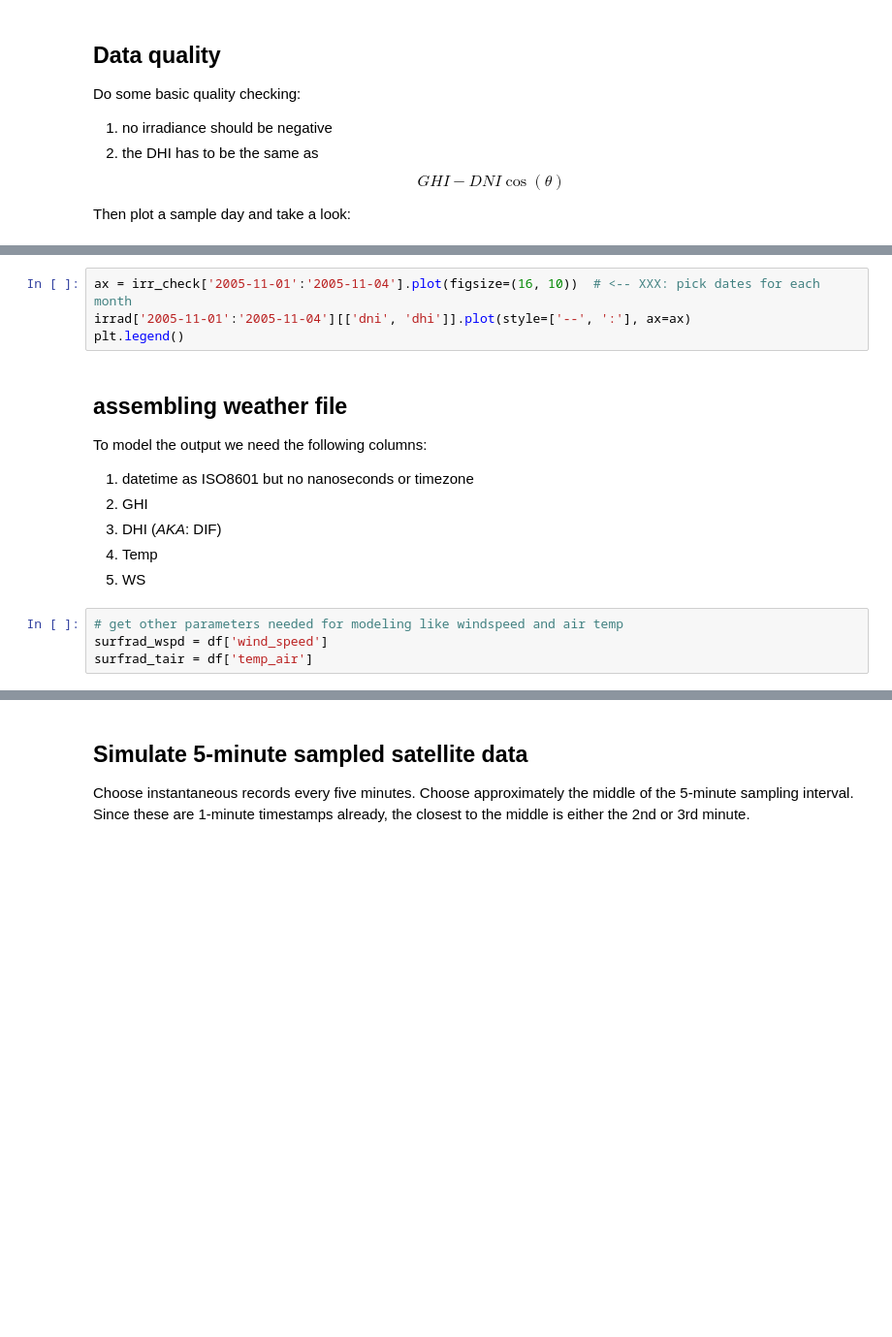
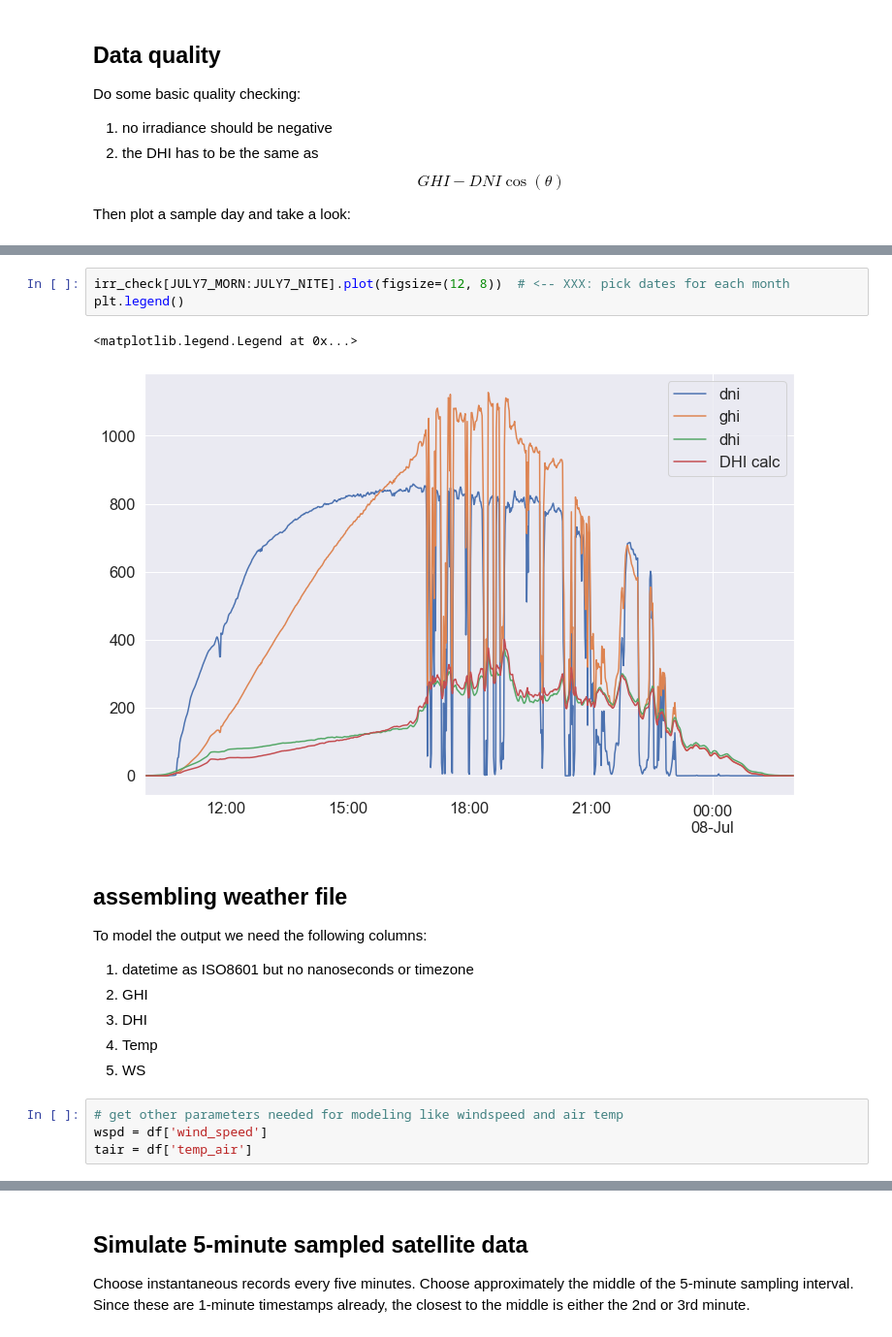
Before and after one commit to mikofski/pvsc49-satellite-sampling, a Jupyter notebook: analysis/instantaneous_weather-SURFRAD.ipynb, the cells around one changed output, grey strips where cells are left out. Shown at 97% size. Cells and saved outputs as stored; diff of their text form; blank space fills up the shorter version.

```diff
--- a/analysis/instantaneous_weather-SURFRAD.ipynb
+++ b/analysis/instantaneous_weather-SURFRAD.ipynb
@@ -236,17 +354,19 @@ plt.legend()
 # %%
-ax = irr_check['2005-11-01':'2005-11-04'].plot(figsize=(16, 10))  # <-- XXX: pick dates for each month
-irrad['2005-11-01':'2005-11-04'][['dni', 'dhi']].plot(style=['--', ':'], ax=ax)
+irr_check[JULY7_MORN:JULY7_NITE].plot(figsize=(12, 8))  # <-- XXX: pick dates for each month
 plt.legend()
+# %% [output]
+<matplotlib.legend.Legend at 0x...>
+[figure, added]
 # %% [markdown]
 ## assembling weather file
 To model the output we need the following columns:
 1. datetime as ISO8601 but no nanoseconds or timezone
 2. GHI
-2. DHI (_AKA_: DIF)
+2. DHI
 3. Temp
 4. WS
 # %%
 # get other parameters needed for modeling like windspeed and air temp
-surfrad_wspd = df['wind_speed']
-surfrad_tair = df['temp_air']
+wspd = df['wind_speed']
+tair = df['temp_air']
 # %%
```
Also changed, not shown: parts of 56 cells of this notebook.
